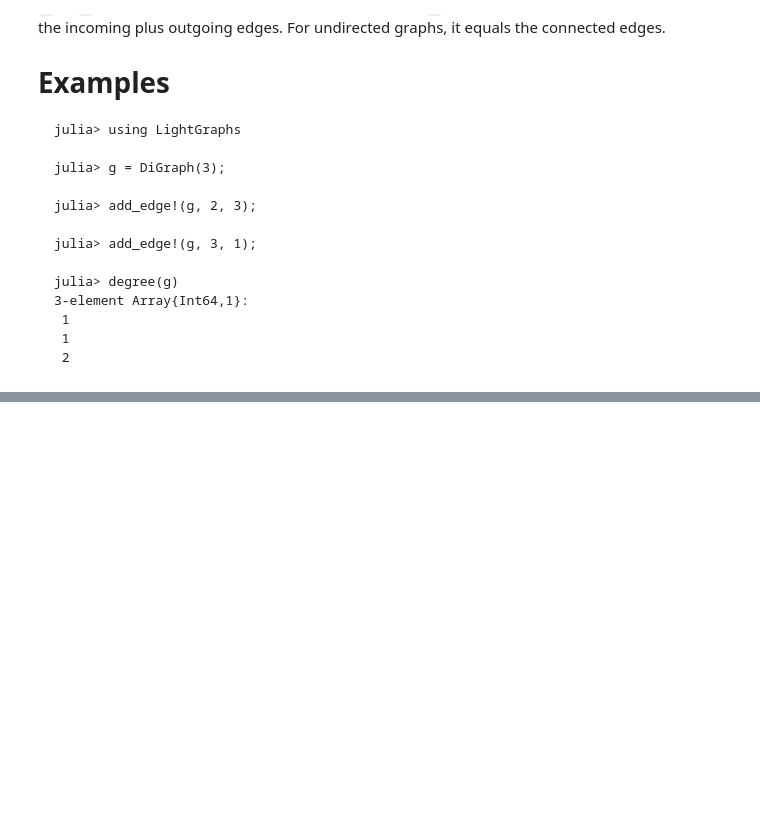
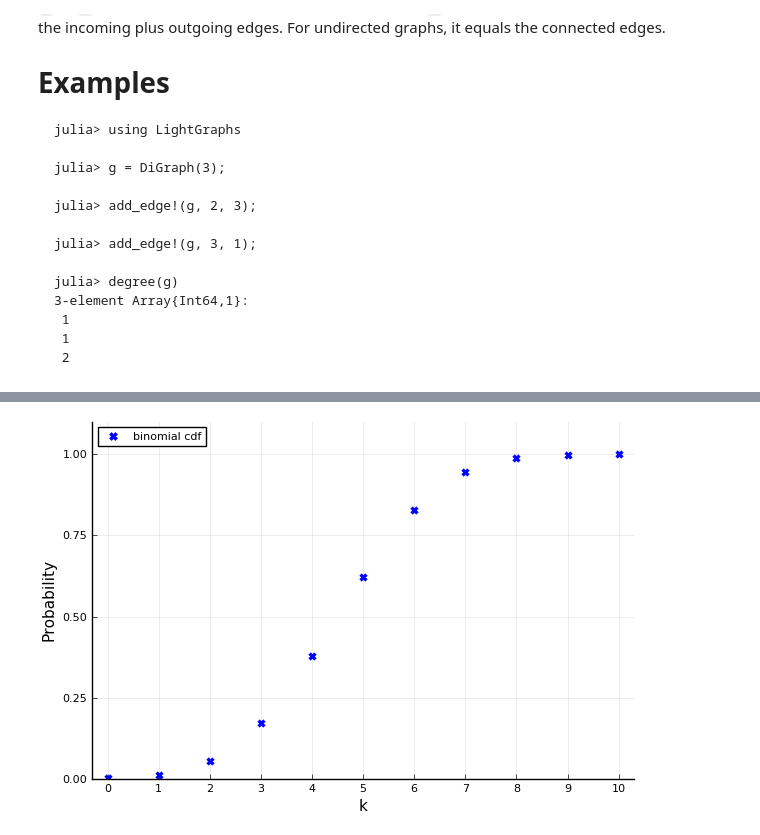
Before and after one commit to jmgraham30/JuliaCompExpMath, a Jupyter notebook: REUtalk.ipynb, the cells around one changed output, grey strips where cells are left out. Cells and saved outputs as stored; diff of their text form; code cells hidden in the pictures; blank space fills up the shorter version.

```diff
--- a/REUtalk.ipynb
+++ b/REUtalk.ipynb
@@ -254,0 +341,8 @@ julia> degree(g)
+# %%
+k = 0:10;
+y = cdf.(binom,k);
+scatter(k, y, marker=:xcross, c=:blue,
+   ms=6, msw=0, lw=2, label="binomial cdf", legend=:topleft,xticks=(0:1:10),
+   ylims=(0,1.1), xlabel="k", ylabel="Probability")
+# %% [output]
+[figure, added]
```
Also changed, not shown: parts of 24 cells of this notebook.
